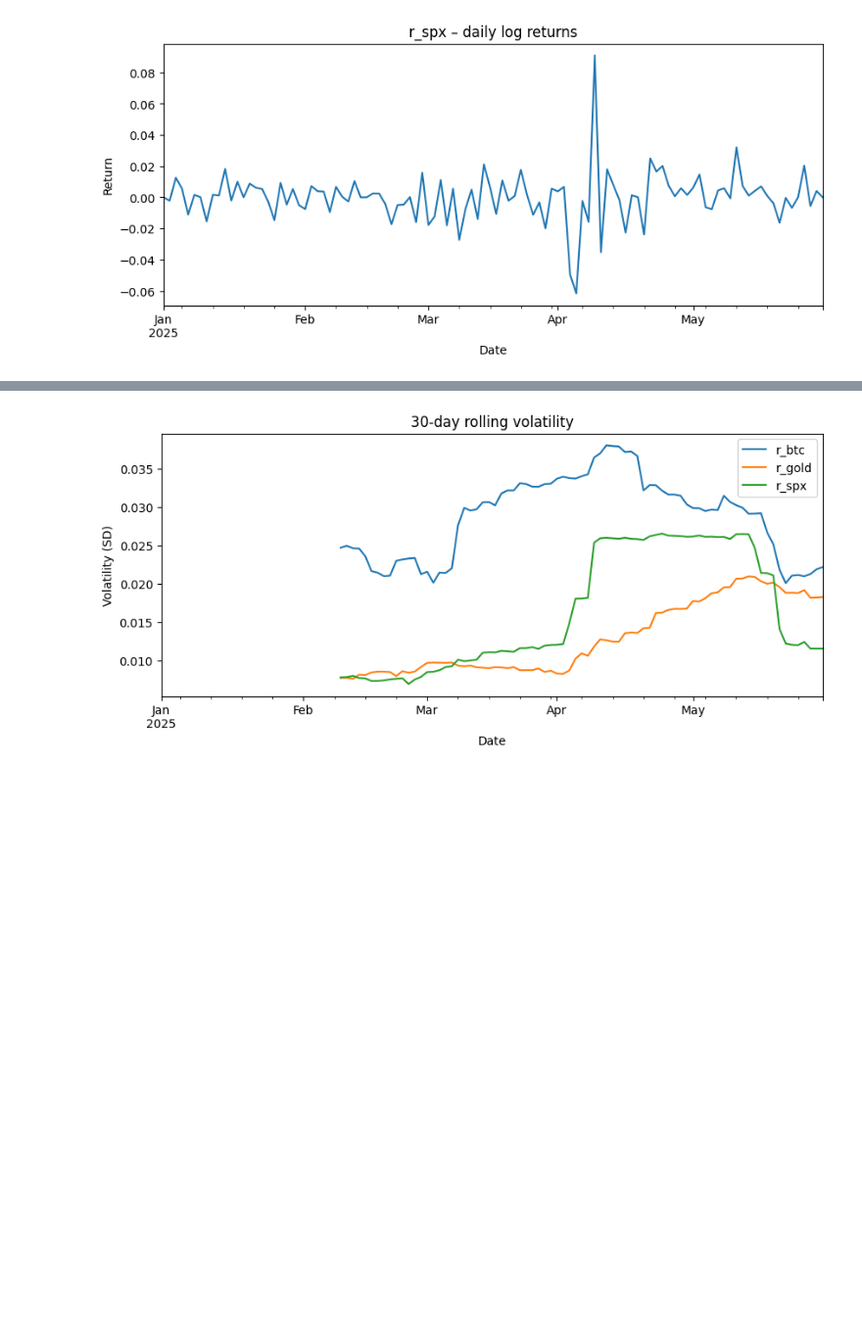
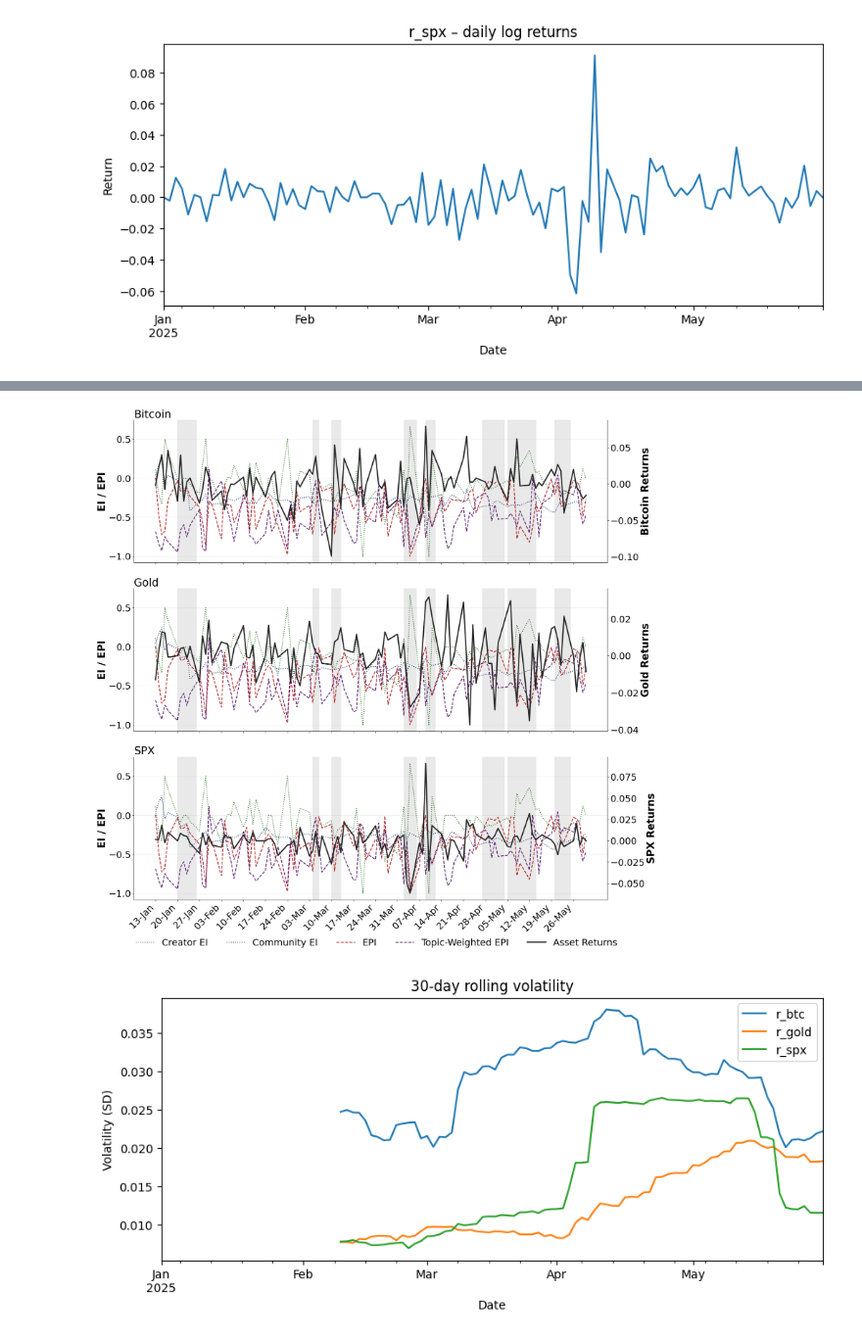
Before and after one commit to isom-ds/youtube-emotion-financial-modelling, a Jupyter notebook: 511_financial_epi_with_directional.ipynb, the cells around one changed output, grey strips where cells are left out. Shown at 98% size. Drawn from its saved outputs; the diff is of its cells as text; code cells hidden in the pictures; blank space fills up the shorter version.

Commit message:
Update graphs

```diff
--- a/511_financial_epi_with_directional.ipynb
+++ b/511_financial_epi_with_directional.ipynb
@@ -371,3 +527,7 @@ returns.describe().T
+# %%
+epi_returns_plot(returns, figsize=(20, 20), font_base=25)
+# %% [output]
+[figure, added]
 # %%
 
 # Rolling 30-day volatility for selected assets
```
Also changed, not shown: parts of 23 cells of this notebook.
